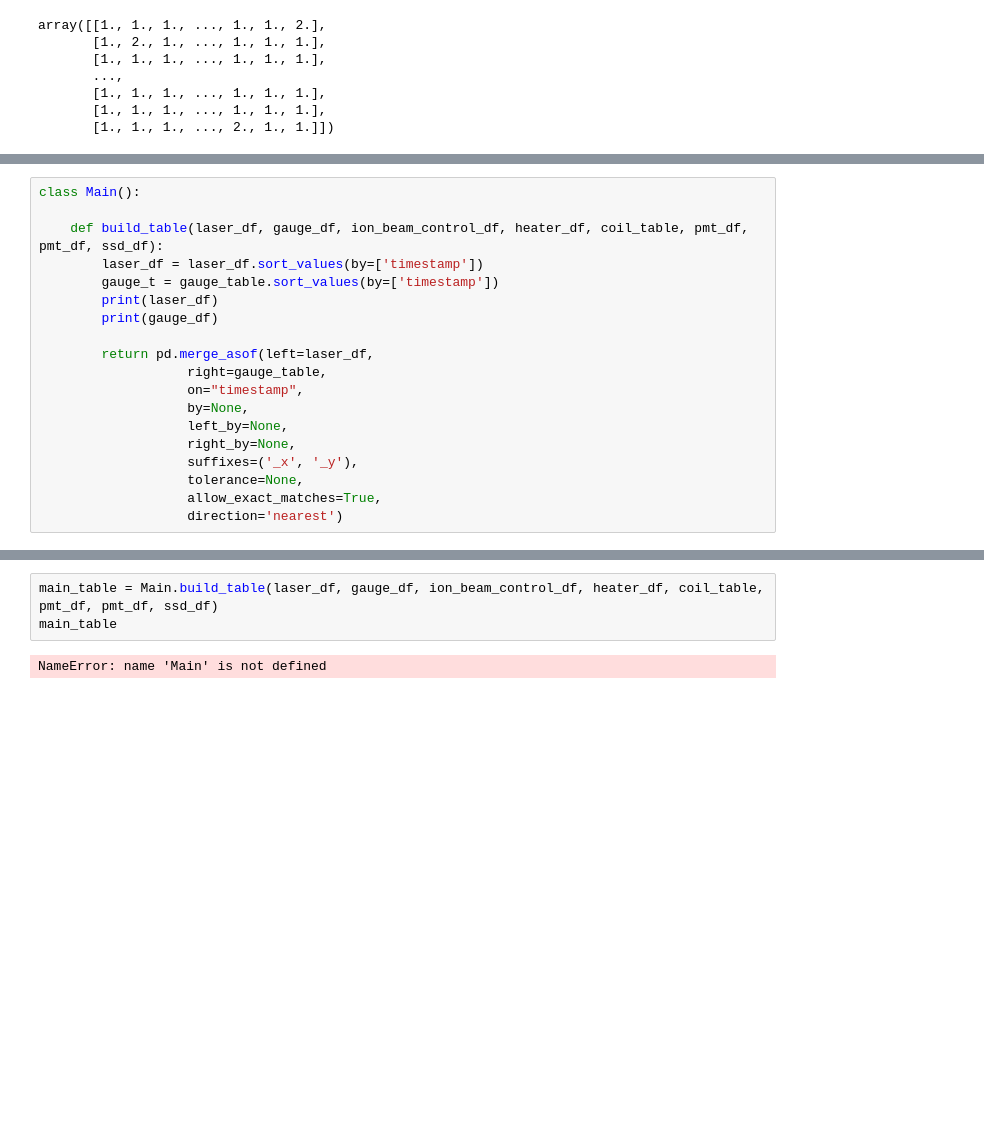
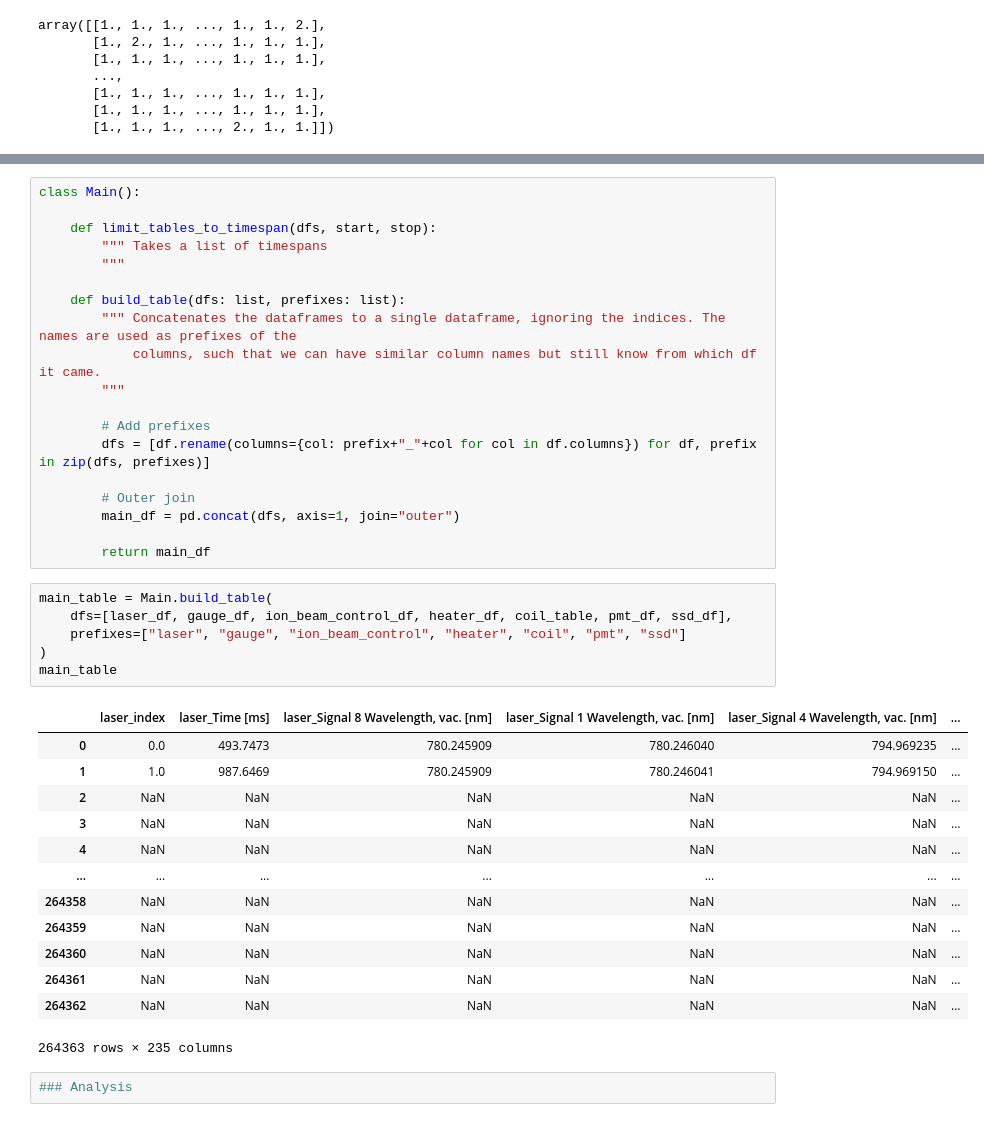
Before and after one commit to romanwixinger/data-engineering-utokyo, a Jupyter notebook: notebooks/data_exploration.ipynb, the cells around one changed output, grey strips where cells are left out. Saved outputs shown, nothing was run; the diff lists cells and outputs as text; blank space fills up the shorter version.

Commit message:
Added first version of outer join.

```diff
--- a/notebooks/data_exploration.ipynb
+++ b/notebooks/data_exploration.ipynb
@@ -506,22 +506,3 @@ Solution A:
 - Treat some tables as parameters and settings, and some tables as measurements. Then we first sample the parameters and settings on level second, and then use a finer sampling for the measurements.
 - For this, we first find all unique times in seconds. Then we generate the rows for each unique second, taking the value if it exists or nan if not.
 - Last, we do an outer join on the time in seconds.
-# %%
-class Main():
-
-    def build_table(laser_df, gauge_df, ion_beam_control_df, heater_df, coil_table, pmt_df, pmt_df, ssd_df):
-        laser_df = laser_df.sort_values(by=['timestamp'])
-        gauge_t = gauge_table.sort_values(by=['timestamp'])
-        print(laser_df)
-        print(gauge_df)
-
-        return pd.merge_asof(left=laser_df,
-                   right=gauge_table,
-                   on="timestamp",
-                   by=None,
-                   left_by=None,
-                   right_by=None,
-                   suffixes=('_x', '_y'),
-                   tolerance=None,
-                   allow_exact_matches=True,
-                   direction='nearest')
@@ -530,5 +509,41 @@ SyntaxError: invalid syntax (Temp/ipykernel_8460/4078528861.py, line 5)
+# %%
+class Main():
+
+    def limit_tables_to_timespan(dfs, start, stop):
+        """ Takes a list of timespans
+        """
+
+    def build_table(dfs: list, prefixes: list):
+        """ Concatenates the dataframes to a single dataframe, ignoring the indices. The names are used as prefixes of the
+            columns, such that we can have similar column names but still know from which df it came.
+        """
+
+        # Add prefixes
+        dfs = [df.rename(columns={col: prefix+"_"+col for col in df.columns}) for df, prefix in zip(dfs, prefixes)]
+
+        # Outer join
+        main_df = pd.concat(dfs, axis=1, join="outer")
+
+        return main_df
 # %%
-main_table = Main.build_table(laser_df, gauge_df, ion_beam_control_df, heater_df, coil_table, pmt_df, pmt_df, ssd_df)
+main_table = Main.build_table(
+    dfs=[laser_df, gauge_df, ion_beam_control_df, heater_df, coil_table, pmt_df, ssd_df],
+    prefixes=["laser", "gauge", "ion_beam_control", "heater", "coil", "pmt", "ssd"]
+)
 main_table
 # %% [output]
+|  | laser_index | laser_Time [ms] | laser_Signal 8 Wavelength, vac. [nm] | laser_Signal 1 Wavelength, vac. [nm] | laser_Signal 4 Wavelength, vac. [nm] | ... |
+| 0 | 0.0 | 493.7473 | 780.245909 | 780.246040 | 794.969235 | ... |
+| 1 | 1.0 | 987.6469 | 780.245909 | 780.246041 | 794.969150 | ... |
+| 2 | NaN | NaN | NaN | NaN | NaN | ... |
+| 3 | NaN | NaN | NaN | NaN | NaN | ... |
+| 4 | NaN | NaN | NaN | NaN | NaN | ... |
+| ... | ... | ... | ... | ... | ... | ... |
+| 264358 | NaN | NaN | NaN | NaN | NaN | ... |
+| 264359 | NaN | NaN | NaN | NaN | NaN | ... |
+| 264360 | NaN | NaN | NaN | NaN | NaN | ... |
+| 264361 | NaN | NaN | NaN | NaN | NaN | ... |
+| 264362 | NaN | NaN | NaN | NaN | NaN | ... |
-NameError: name 'Main' is not defined
+264363 rows × 235 columns
+# %%
+### Analysis
```
Also changed, not shown: parts of 6 cells of this notebook.
